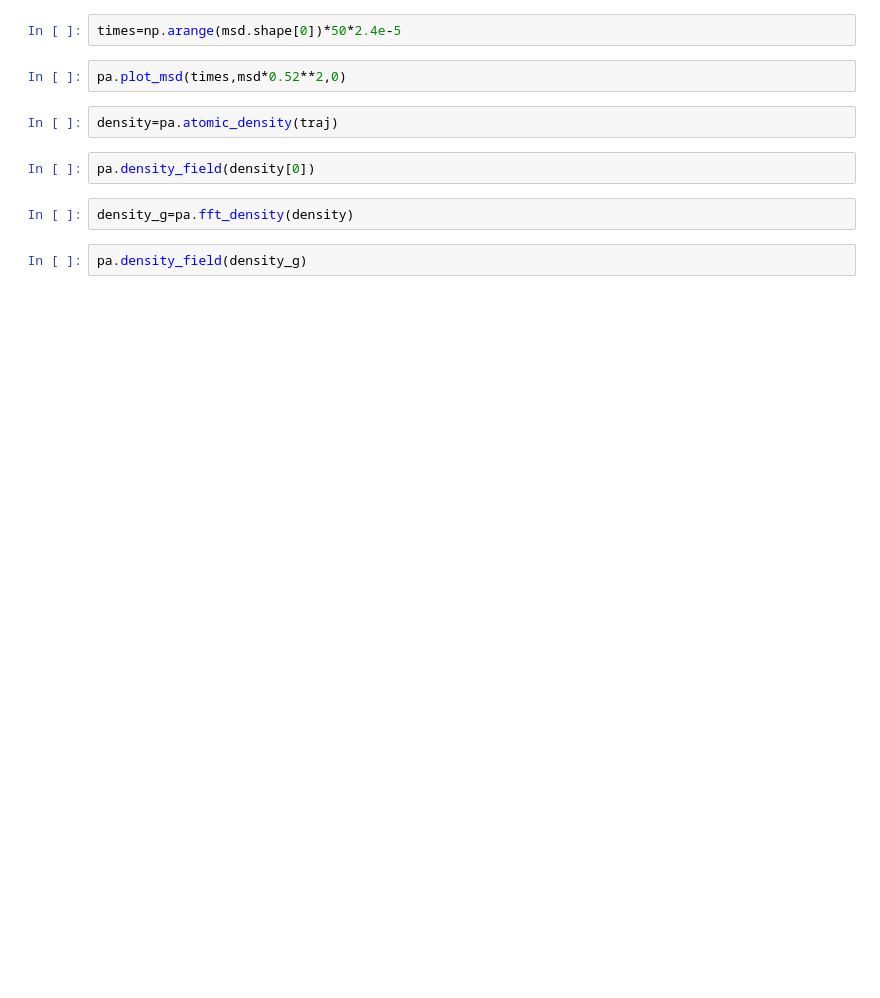
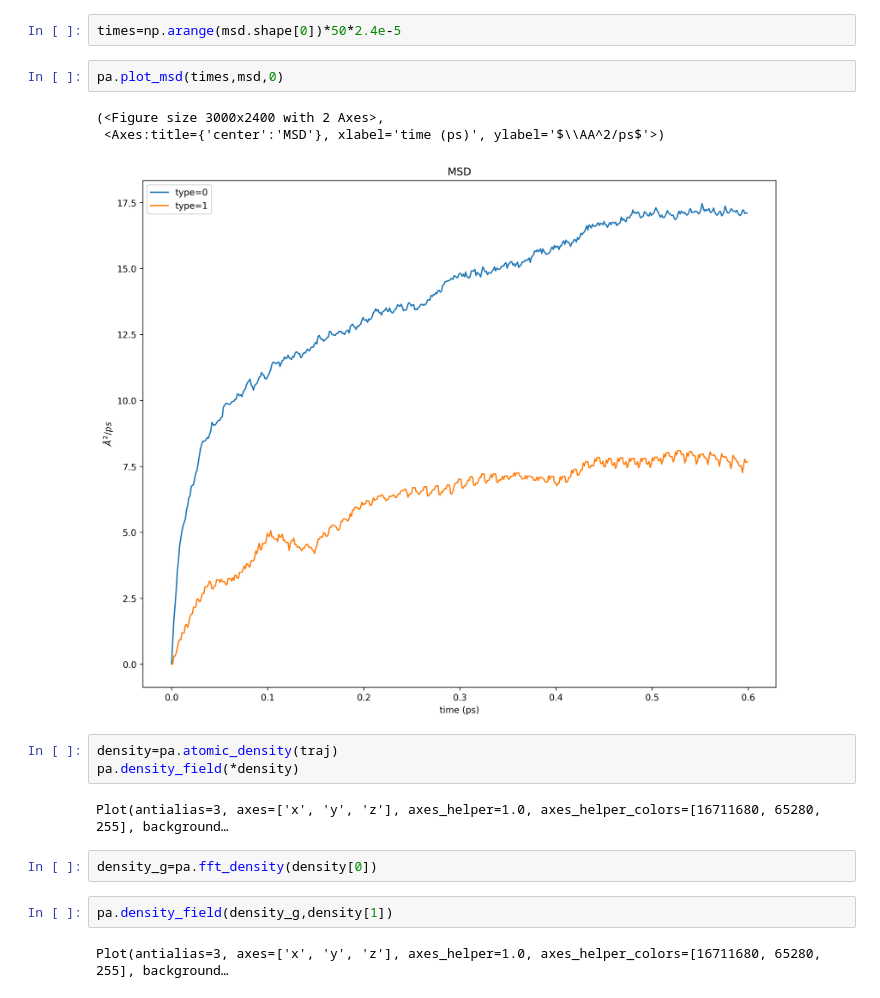
Before and after one commit to rikigigi/analisi, a Jupyter notebook: notebooks/calc_inspector.ipynb, the cells around one changed output. Cells and saved outputs as stored; diff of their text form; blank space fills up the shorter version.

```diff
--- a/notebooks/calc_inspector.ipynb
+++ b/notebooks/calc_inspector.ipynb
@@ -19,13 +64,20 @@ pa.plot_gofr(0.5*0.52,3.8*0.52,gofr)
 # %%
 times=np.arange(msd.shape[0])*50*2.4e-5
 # %%
-pa.plot_msd(times,msd*0.52**2,0)
+pa.plot_msd(times,msd,0)
+# %% [output]
+(<Figure size 3000x2400 with 2 Axes>,
+ <Axes:title={'center':'MSD'}, xlabel='time (ps)', ylabel='$\\AA^2/ps$'>)
+[figure, added]
 # %%
 density=pa.atomic_density(traj)
+pa.density_field(*density)
+# %% [output]
+Plot(antialias=3, axes=['x', 'y', 'z'], axes_helper=1.0, axes_helper_colors=[16711680, 65280, 255], background…
+# %%
+density_g=pa.fft_density(density[0])
 # %%
-pa.density_field(density[0])
+pa.density_field(density_g,density[1])
+# %% [output]
+Plot(antialias=3, axes=['x', 'y', 'z'], axes_helper=1.0, axes_helper_colors=[16711680, 65280, 255], background…
-# %%
-density_g=pa.fft_density(density)
-# %%
-pa.density_field(density_g)
 # %%
```
Also changed, not shown: parts of 6 cells of this notebook, 4 other files.
